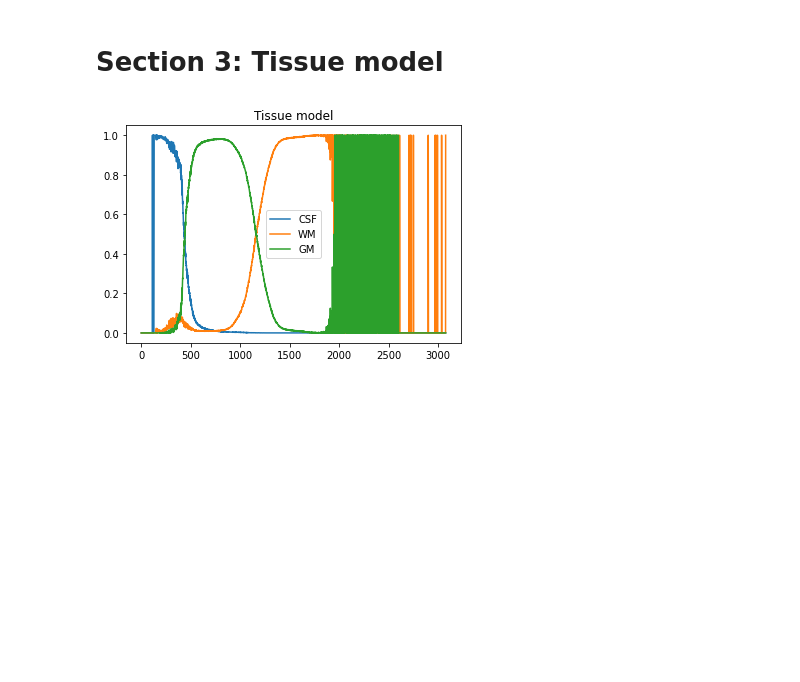
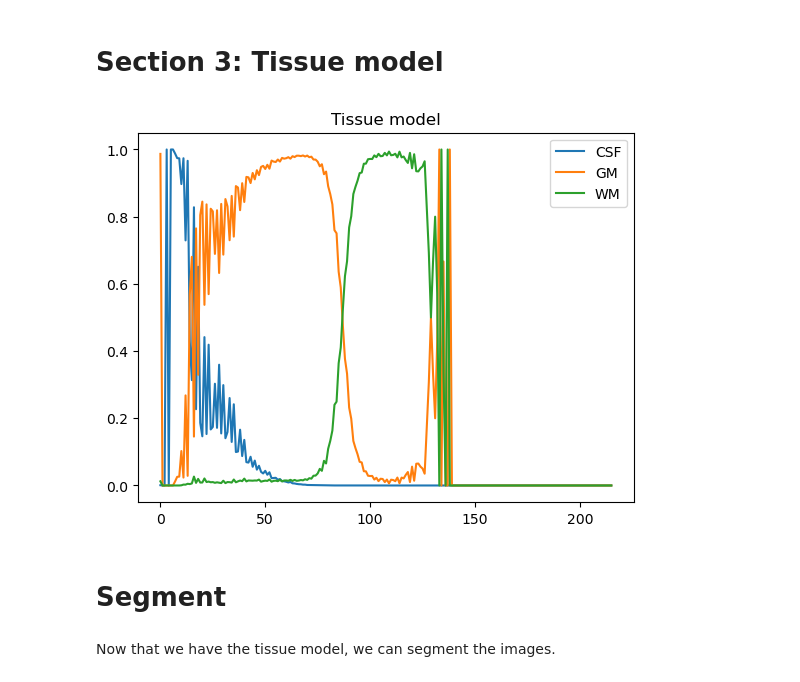
Before and after one commit to cansuyalcinn/brain-tissue-segmentation-challenge, a Jupyter notebook: notebooks/tissue_models.ipynb, the cells around one changed output. Drawn from its saved outputs; the diff is of its cells as text; code cells hidden in the pictures; blank space fills up the shorter version.

```diff
--- a/notebooks/tissue_models.ipynb
+++ b/notebooks/tissue_models.ipynb
@@ -123,4 +83,0 @@ Range result = (0, 3077)
-# %%
-im_data = ImageDataset(set_name='Training')
-
-max_int, min_int = get_maxmin_intensity(im_data)
@@ -152,0 +84,7 @@ float64
+# %%
+im_data = ImageDataset(set_name='Training')
+
+original_max, _ = get_maxmin_intensity(im_data, preprocess=False)
+prepross_max,_ = get_maxmin_intensity(im_data, preprocess=True)
+bin_ratio = prepross_max/original_max
+print(f'The bin ratio is {bin_ratio}')
@@ -152,0 +101,17 @@ float64
+# %%
+#map the intensity values to the new bins
+#the bin_ration will be the minimum unit of intensity, so we need to divide the intensity by the bin_ratio.T
+id = im_data.IDs[5] #take the first patient as example
+pat = patient(id, im_data)
+
+im_original = pat.im(format='np', preprocess=False)
+im_process = pat.im(format='np', preprocess=True)
+im_rescaled = scale_to_bin_ratio(im_process, bin_ratio)
+print(f'The unique values of the original image are {np.unique(pat.im(format="np", preprocess=False)).shape[0]}')
+print(f'The unique values of the rescaled image are {np.unique(im_rescaled).shape[0]}')
+
+#show histogram of the original image without taking into account the background
+plt.figure(figsize=(10,10))
+plt.hist(np.extract(im_original>0, im_original), bins=max(im_original.ravel()))
+plt.figure(figsize=(10,10))
+plt.hist(np.extract(im_rescaled>0, im_rescaled), bins=max(im_rescaled.ravel()))
@@ -152,0 +142,3 @@ float64
+# %%
+rescaled_max, _ = get_maxmin_intensity(im_data, preprocess=True, rescaled=True, bin_ratio=bin_ratio)
+print(f'The maximum intensity of the rescaled image is {rescaled_max}')
@@ -194,14 +215,17 @@ plt.show()
 # %%
 #Normilize histogram bin-wise
 three_hist_norm = three_hist/three_sum[:,None]
 #Make nan values 0
 tissue_model = np.nan_to_num(three_hist_norm)
 #plot tissue model
 plt.plot(bins[:-1], tissue_model[:,0], label='CSF')
-plt.plot(bins[:-1], tissue_model[:,1], label='WM')
-plt.plot(bins[:-1], tissue_model[:,2], label='GM')
+plt.plot(bins[:-1], tissue_model[:,1], label='GM')
+plt.plot(bins[:-1], tissue_model[:,2], label='WM')
 plt.legend()
 plt.title('Tissue model')
 plt.show()
+
+#save tissue model
+utils.save_as_pickle(tissue_model, str(repo_path / 'data'/'atlas_data'/'tissue_model.p'))
 # %% [output]
-[figure, old version]
+[figure, new version]
@@ -211,0 +232,4 @@ with open(str(repo_path) + '/data/atlas_results/tissue_model.p', 'wb') as f:
+# %% [markdown]
+# Segment
+# %% [markdown]
+Now that we have the tissue model, we can segment the images.
```
Also changed, not shown: parts of 24 cells of this notebook, 4 other files.
